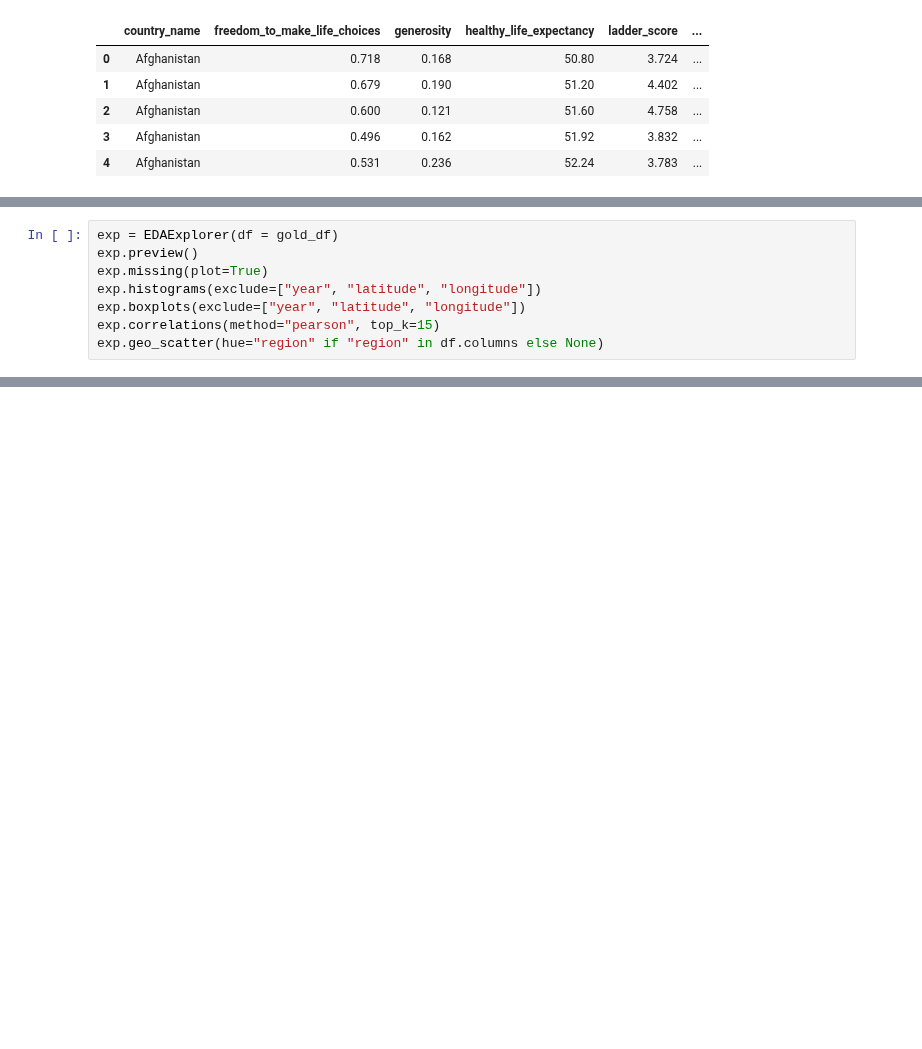
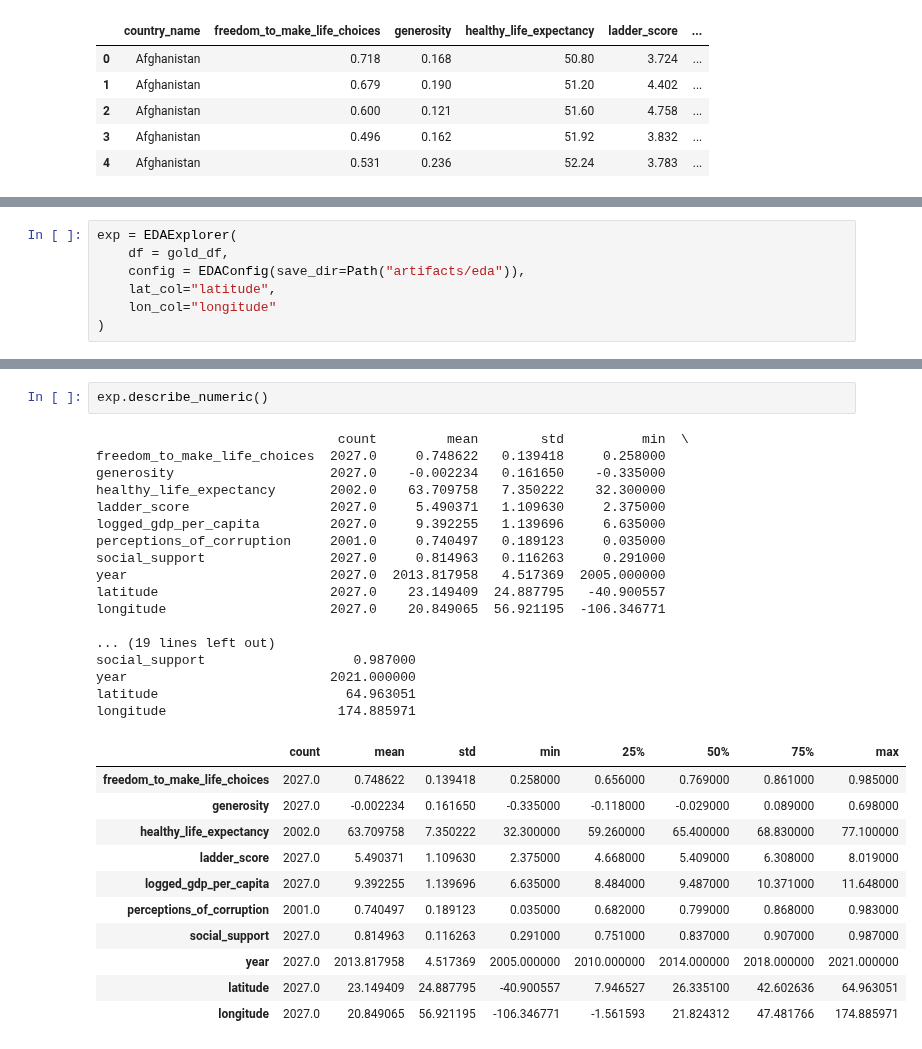
Before and after one commit to Ch3rry-Pi3-AI/DataAnalysis-World-Happiness-Report, a Jupyter notebook: eda_notebook.ipynb, the cells around one changed output, grey strips where cells are left out. Cells and saved outputs as stored; diff of their text form; blank space fills up the shorter version.

Commit message:
experimenting with using a configuration class and saving images

```diff
--- a/eda_notebook.ipynb
+++ b/eda_notebook.ipynb
@@ -87,8 +20,7 @@ None
 # %%
-exp = EDAExplorer(df = gold_df)
-exp.preview()
-exp.missing(plot=True)
-exp.histograms(exclude=["year", "latitude", "longitude"])
-exp.boxplots(exclude=["year", "latitude", "longitude"])
-exp.correlations(method="pearson", top_k=15)
-exp.geo_scatter(hue="region" if "region" in df.columns else None)
+exp = EDAExplorer(
+    df = gold_df,
+    config = EDAConfig(save_dir=Path("artifacts/eda")),
+    lat_col="latitude",
+    lon_col="longitude"
+)
@@ -113,0 +67,31 @@ AttributeError: 'EDAExplorer' object has no attribute 'missingness'
+# %%
+exp.describe_numeric()
+# %% [output]
+                               count         mean        std          min  \
+freedom_to_make_life_choices  2027.0     0.748622   0.139418     0.258000
+generosity                    2027.0    -0.002234   0.161650    -0.335000
+healthy_life_expectancy       2002.0    63.709758   7.350222    32.300000
+ladder_score                  2027.0     5.490371   1.109630     2.375000
+logged_gdp_per_capita         2027.0     9.392255   1.139696     6.635000
+perceptions_of_corruption     2001.0     0.740497   0.189123     0.035000
+social_support                2027.0     0.814963   0.116263     0.291000
+year                          2027.0  2013.817958   4.517369  2005.000000
+latitude                      2027.0    23.149409  24.887795   -40.900557
+longitude                     2027.0    20.849065  56.921195  -106.346771
+
+... (19 lines left out)
+social_support                   0.987000
+year                          2021.000000
+latitude                        64.963051
+longitude                      174.885971
+|  | count | mean | std | min | 25% | 50% | 75% | max |
+| freedom_to_make_life_choices | 2027.0 | 0.748622 | 0.139418 | 0.258000 | 0.656000 | 0.769000 | 0.861000 | 0.985000 |
+| generosity | 2027.0 | -0.002234 | 0.161650 | -0.335000 | -0.118000 | -0.029000 | 0.089000 | 0.698000 |
+| healthy_life_expectancy | 2002.0 | 63.709758 | 7.350222 | 32.300000 | 59.260000 | 65.400000 | 68.830000 | 77.100000 |
+| ladder_score | 2027.0 | 5.490371 | 1.109630 | 2.375000 | 4.668000 | 5.409000 | 6.308000 | 8.019000 |
+| logged_gdp_per_capita | 2027.0 | 9.392255 | 1.139696 | 6.635000 | 8.484000 | 9.487000 | 10.371000 | 11.648000 |
+| perceptions_of_corruption | 2001.0 | 0.740497 | 0.189123 | 0.035000 | 0.682000 | 0.799000 | 0.868000 | 0.983000 |
+| social_support | 2027.0 | 0.814963 | 0.116263 | 0.291000 | 0.751000 | 0.837000 | 0.907000 | 0.987000 |
+| year | 2027.0 | 2013.817958 | 4.517369 | 2005.000000 | 2010.000000 | 2014.000000 | 2018.000000 | 2021.000000 |
+| latitude | 2027.0 | 23.149409 | 24.887795 | -40.900557 | 7.946527 | 26.335100 | 42.602636 | 64.963051 |
+| longitude | 2027.0 | 20.849065 | 56.921195 | -106.346771 | -1.561593 | 21.824312 | 47.481766 | 174.885971 |
```
Also changed, not shown: parts of 12 cells of this notebook, 2 other files.
